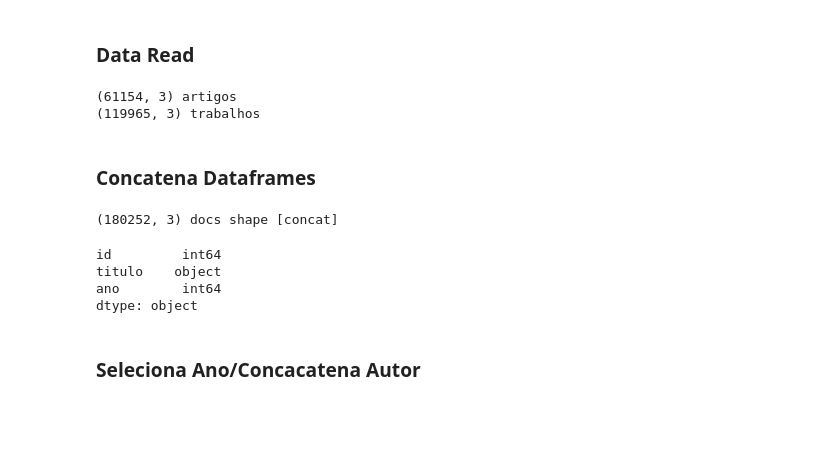
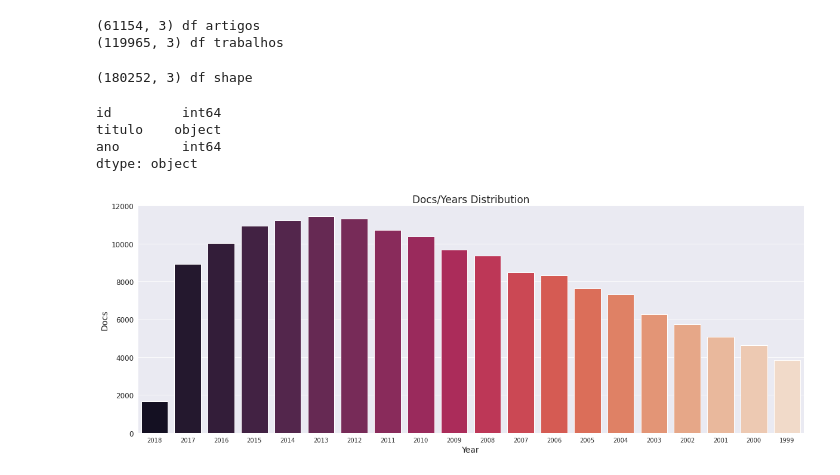
Before and after one commit to ufsj-labPi/cluwords-lattes, a Jupyter notebook: pre-process.ipynb, the cells around one changed output. Cells and saved outputs as stored; diff of their text form; code cells hidden in the pictures; blank space fills up the shorter version.

```diff
--- a/pre-process.ipynb
+++ b/pre-process.ipynb
@@ -4,9 +4,14 @@ import numpy as np
 import string, html
 import langid
 
+import matplotlib.pyplot as plt
+import seaborn as sns
+sns.set_style('darkgrid')
+
 from time import time
 from pathlib import Path
 from bs4 import BeautifulSoup
+from collections import Counter
 
 from nltk.tokenize import word_tokenize
 from nltk.stem.snowball import SnowballStemmer
@@ -16,35 +21,36 @@ from nltk.corpus import stopwords
 SELECT_YEAR = 2017
 
 DATA_PATH = './data'
+PLOT_PATH = './docs/plots/{}/'.format(SELECT_YEAR)
+Path(DATA_PATH).mkdir(exist_ok=True)
+Path(PLOT_PATH).mkdir(exist_ok=True)
+
 PAPERS_FILE = '{}/papers_22072019.csv.xz'.format(DATA_PATH)
 WORKS_FILE  = '{}/works_22072019.csv.xz'.format(DATA_PATH)
 
 DEFAULT_STEMMER = SnowballStemmer('english')
 DEFAULT_STOPWORDS = stopwords.words('english')
-# %% [markdown]
-### Data Read
 # %%
-# Artigos Extraidos
+# Artigos Data Read
 df_papers = pd.read_csv(PAPERS_FILE, sep='|', compression='xz')
 df_papers.drop(df_papers.loc[df_papers['idioma']!='Inglês'].index, inplace=True)
 df_papers.drop(['id_doc','autores_cnpq','autores','idioma','revista','natureza'], axis=1, inplace=True)
 df_papers.dropna(inplace=True)
 df_papers.reset_index(inplace=True, drop=True)
 
-# Trabalhos Extraidos
+# Trabalhos Data Read
 df_works = pd.read_csv(WORKS_FILE, sep='|', compression='xz')
 df_works.drop(df_works.loc[df_works['idioma']!='Inglês'].index, inplace=True)
 df_works.drop(['id_doc','autores_cnpq','autores','idioma','anais','natureza'], axis=1, inplace=True)
 df_works.dropna(inplace=True)
 df_works.reset_index(inplace=True, drop=True)
 
-print('{} artigos\n{} trabalhos'.format(df_papers.shape, df_works.shape))
+print('{} df artigos\n{} df trabalhos'.format(df_papers.shape, df_works.shape))
 # %% [output]
-(61154, 3) artigos
-(119965, 3) trabalhos
+(61154, 3) df artigos
+(119965, 3) df trabalhos
-# %% [markdown]
-### Concatena Dataframes
 # %%
+# Concatena Dataframes
 frames = [df_papers, df_works]
 df = pd.concat(frames)
 del [frames, df_papers, df_works]
@@ -57,14 +63,49 @@ df.sort_values(by=['id','ano'], ignore_index=True, inplace=True)
 df.drop(df.loc[~df['ano'].astype(str).str.isnumeric()].index, inplace=True)
 df['ano'] = df['ano'].astype(int)
 
-print('{} docs shape [concat]'.format(df.shape))
+print('{} df shape'.format(df.shape))
 df.dtypes
 # %% [output]
-(180252, 3) docs shape [concat]
+(180252, 3) df shape
 id         int64
 titulo    object
 ano        int64
 dtype: object
-# %% [markdown]
-### Seleciona Ano/Concacatena Autor
+# %%
+# Plota docs por ano
+fig = plt.figure(figsize=(20,7))
+
+docs_years = df['ano'].value_counts().sort_index(ascending=False).head(20)
+
+x = docs_years.index
+y = docs_years.values
+
+g = sns.barplot(
+    x=x,
+    y=y,
+    order=x,
+    palette='rocket'
+)
+
+g.set_xticklabels(
+    g.get_xticklabels(),
+    fontsize=10
+)
+
+plt.yticks(fontsize=12)
+plt.xlabel('Year', fontsize=14)
+plt.ylabel('Docs', fontsize=14)
+plt.title('Docs/Years Distribution', fontsize=17)
+
+file_name = 'docs_years'
+
+fig.savefig(
+    './docs/plots/' + file_name + '.png',
+    dpi=fig.dpi,
+    bbox_inches='tight'
+)
+
+plt.show()
+# %% [output]
+[figure, added]
 # %%
```
Also changed, not shown: parts of 18 cells of this notebook, 20 other files.
